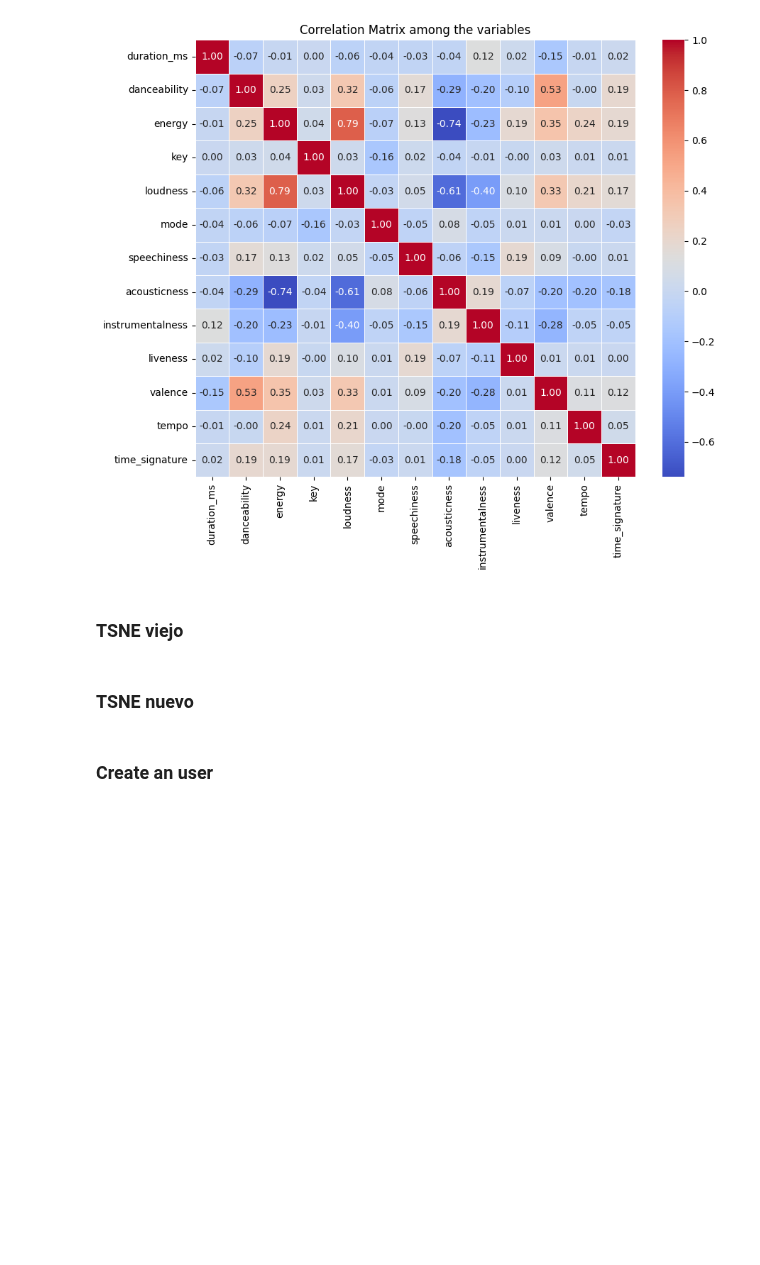
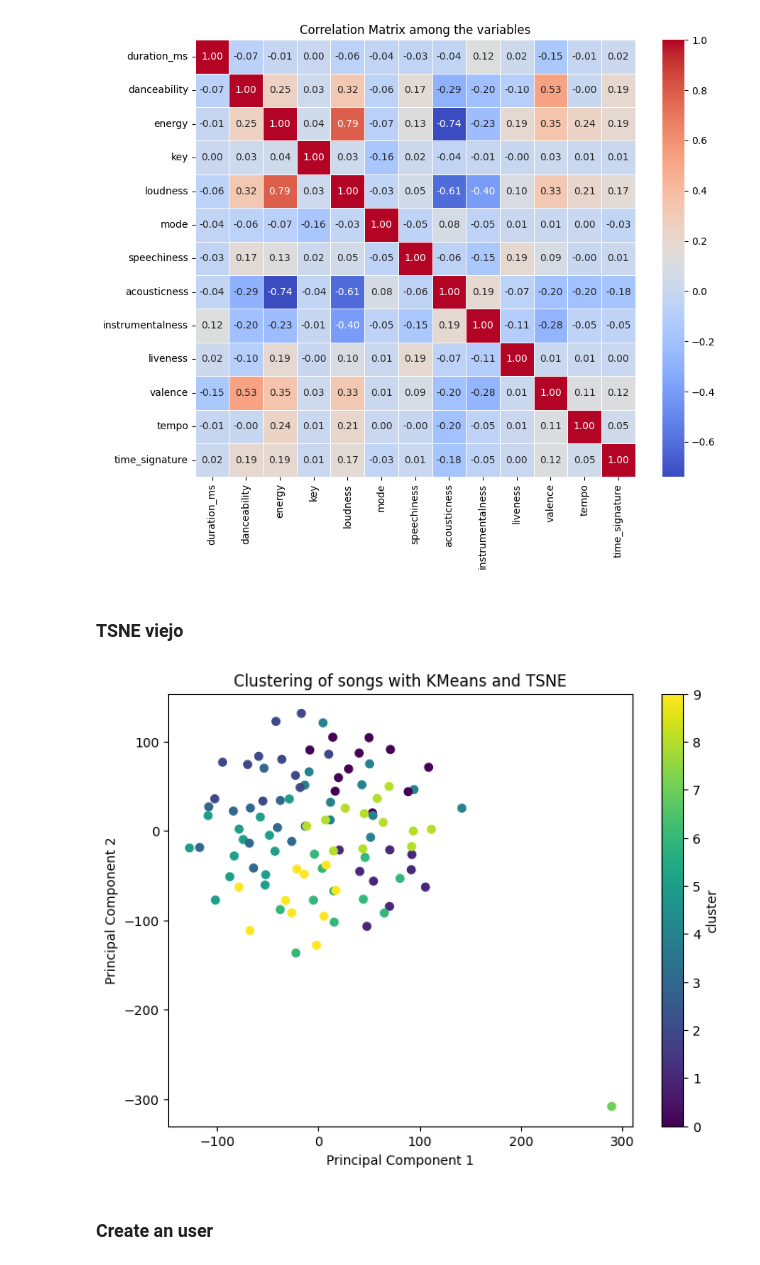
Before and after one commit to enekobarod/Suggestify, a Jupyter notebook: Suggestify/Suggestify.ipynb, the cells around one changed output. Drawn from its saved outputs; the diff is of its cells as text; code cells hidden in the pictures; blank space fills up the shorter version.

Commit message:
TSNE funciona (pero no es muy útil)

```diff
--- a/Suggestify/Suggestify.ipynb
+++ b/Suggestify/Suggestify.ipynb
@@ -238,21 +238,23 @@ numerical_features = ["duration_ms", "danceability", "energy", "key", "loudness"
 
 
 scaler = StandardScaler()
-df_scaled = scaler.fit_transform(df_sample_numerical[numerical_features])
+df_scaled = scaler.fit_transform(df_sample_numerical[numerical_features].iloc[:100])
 # %%
 tsne = TSNE(n_components=3, perplexity=50, random_state=42)
 df_tsne = tsne.fit_transform(df_scaled)
 # %%
+df_sample_100 = df_sample.iloc[:100].copy()
+
 kmeans = KMeans(n_clusters=10, random_state=42)
-df_sample['cluster'] = kmeans.fit_predict(df_tsne)
+df_sample_100['cluster'] = kmeans.fit_predict(df_tsne)
 # %%
 #visualization
 plt.figure(figsize=(8, 6))
-plt.scatter(df_tsne[:, 0], df_tsne[:, 1], c=df_sample['cluster'], cmap='viridis')
+plt.scatter(df_tsne[:, 0], df_tsne[:, 1], c=df_sample_100['cluster'], cmap='viridis')
 plt.title('Clustering of songs with KMeans and TSNE')
 plt.xlabel('Principal Component 1')
 plt.ylabel('Principal Component 2')
 plt.colorbar(label='cluster')
 plt.show()
+# %% [output]
+[figure, added]
-# %% [markdown]
-### TSNE nuevo
```
Also changed, not shown: parts of 5 cells of this notebook.
